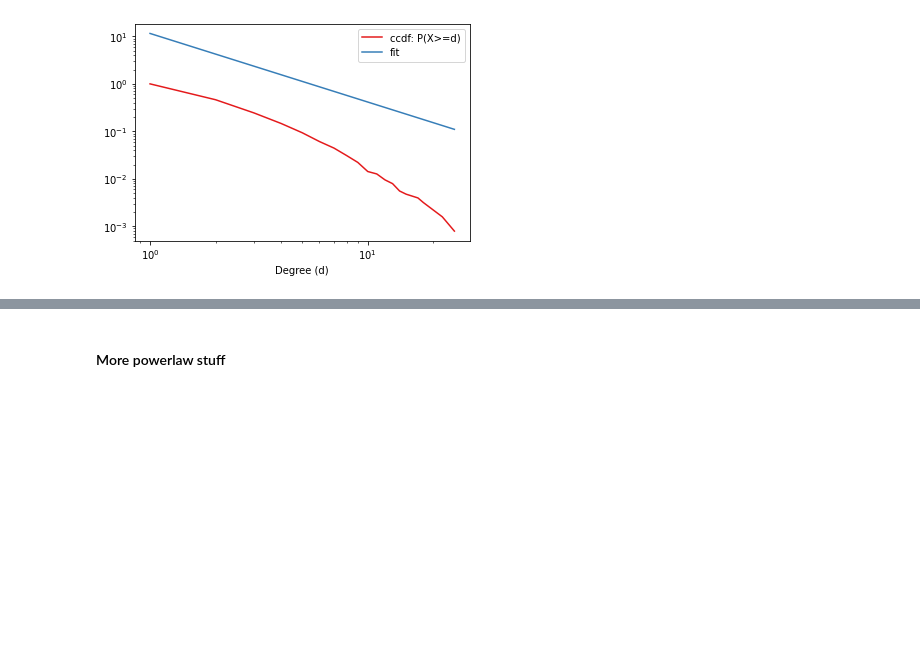
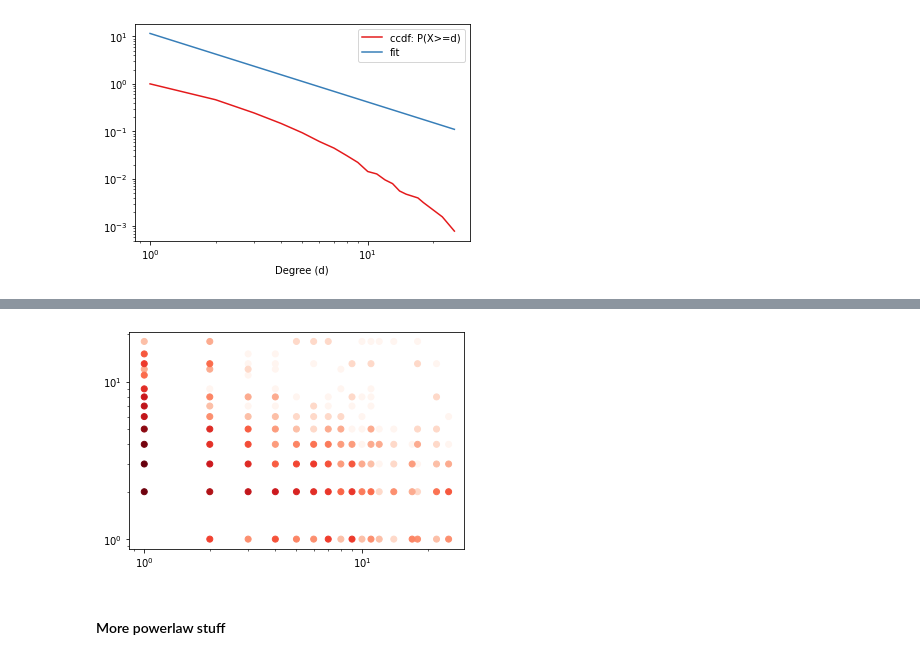
Before and after one commit to dmdequin/CrimeNetworkAnalysis, a Jupyter notebook: Notebooks/DeeNotebook.ipynb, the cells around one changed output, grey strips where cells are left out. Saved outputs shown, nothing was run; the diff lists cells and outputs as text; code cells hidden in the pictures; blank space fills up the shorter version.

```diff
--- a/Notebooks/DeeNotebook.ipynb
+++ b/Notebooks/DeeNotebook.ipynb
@@ -587,3 +639,24 @@ plt.show()
+# %%
+# Get the degrees of the nodes
+degrees = dict(G0.degree)
+
+# Edge-centric plot
+edge_assort = [(degrees[e[0]], degrees[e[1]]) for e in G0.edges]
+edge_assort = pd.DataFrame(data = edge_assort, columns = ("k1", "k2"))
+edge_assort = edge_assort.groupby(by = ["k1", "k2"]).size().reset_index().rename(columns = {0: "count"}).sort_values(by = "count")
+
+# Taking the log count of edges with nodes with the same degrees
+edge_assort["count"] = np.log(edge_assort["count"])
+# %%
+# Plotting the edge-centric plot
+ax = plt.gca()
+plt.scatter(edge_assort["k1"], edge_assort["k2"], c = edge_assort["count"], cmap = "Reds")
+ax.set_yscale("log")
+ax.set_xscale("log")
+
+plt.show()
+# %% [output]
+[figure, added]
 # %% [markdown]
 #### More powerlaw stuff
 # %%
```
Also changed, not shown: parts of 15 cells of this notebook.
